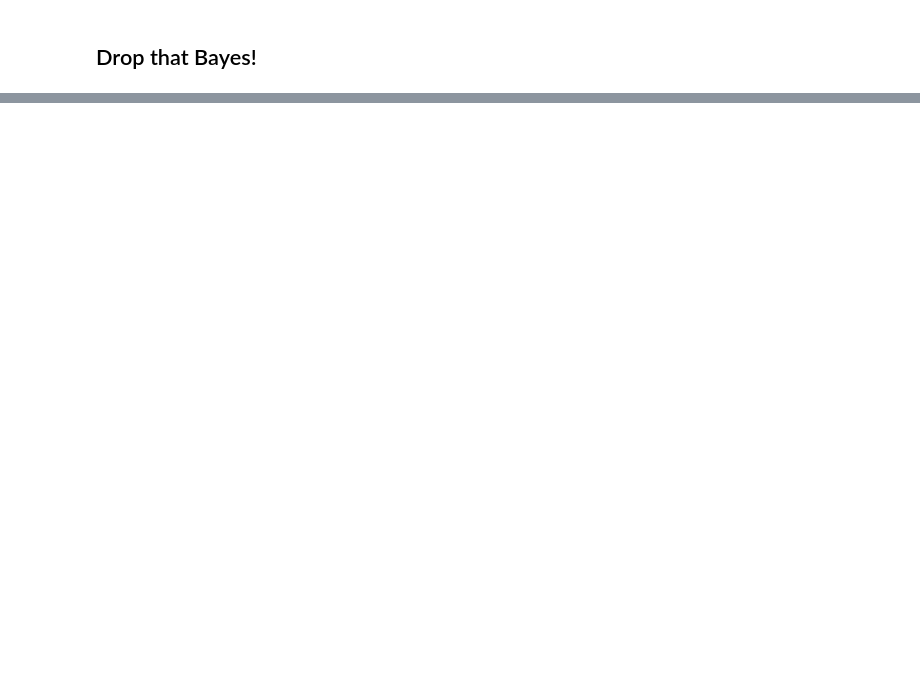
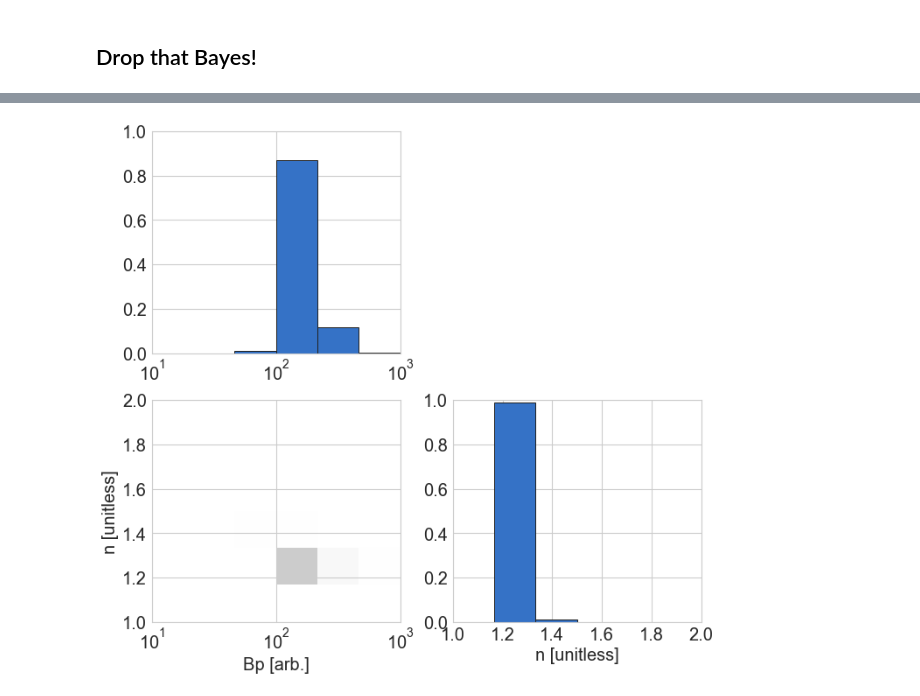
Before and after one commit to PV-Lab/bayesim, a Jupyter notebook: examples/diode/ideal_diode.ipynb, the cells around one changed output, grey strips where cells are left out. Saved outputs shown, nothing was run; the diff lists cells and outputs as text; code cells hidden in the pictures; blank space fills up the shorter version.

```diff
--- a/examples/diode/ideal_diode.ipynb
+++ b/examples/diode/ideal_diode.ipynb
@@ -23,8 +23,8 @@ jtplot.style('default')
 First, we list our fitting parameters.
 # %%
 fp = byp.param_list()
-fp.add_fit_param(name='Bp',val_range=[10,1000],spacing='log',length=15,units='arb.')
-fp.add_fit_param(name='n',val_range=[1,2],length=15)
+fp.add_fit_param(name='Bp',val_range=[10,1000],spacing='log',length=6,units='arb.')
+fp.add_fit_param(name='n',val_range=[1,2],length=6)
 # %% [markdown]
 We can inspect the `param_list` object and see what kind of information is inside...
 # %%
@@ -125,5 +174,7 @@ That's it! When that function is called, `bayesim` also generates the full table
 # %%
-#m.probs.visualize()
+m.probs.visualize()
+# %% [output]
+[figure, added]
 # %%
 #m.probs.visualize(just_grid=True)
 # %%
```
Also changed, not shown: parts of 37 cells of this notebook, 2 other files.
